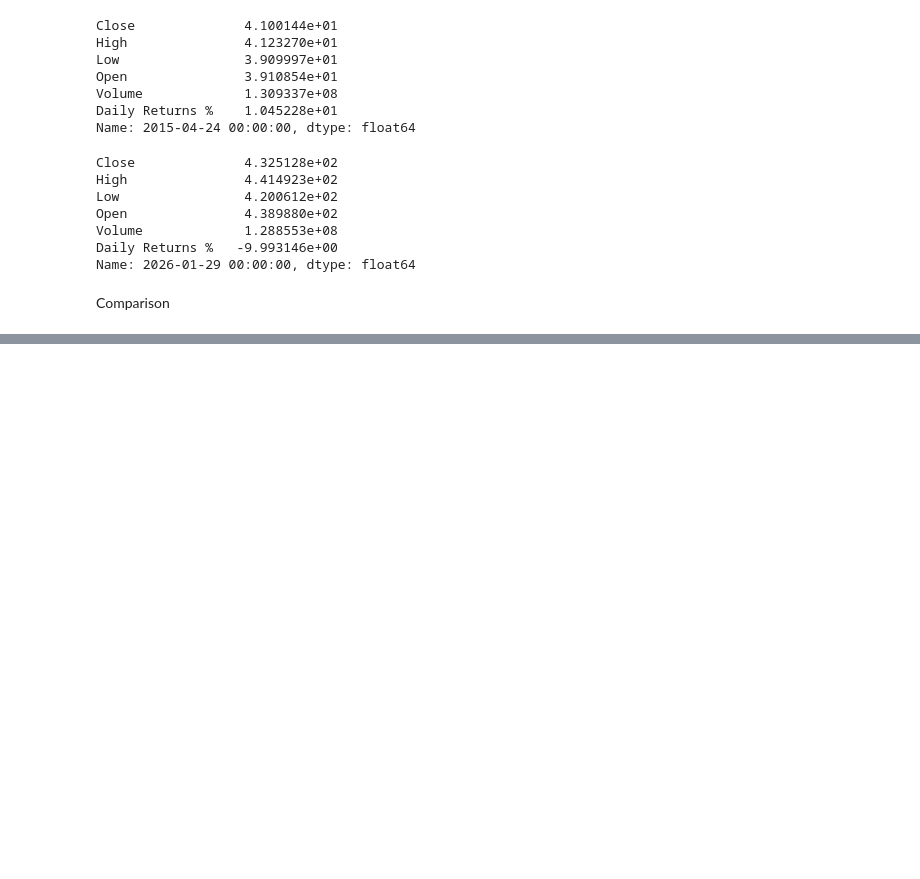
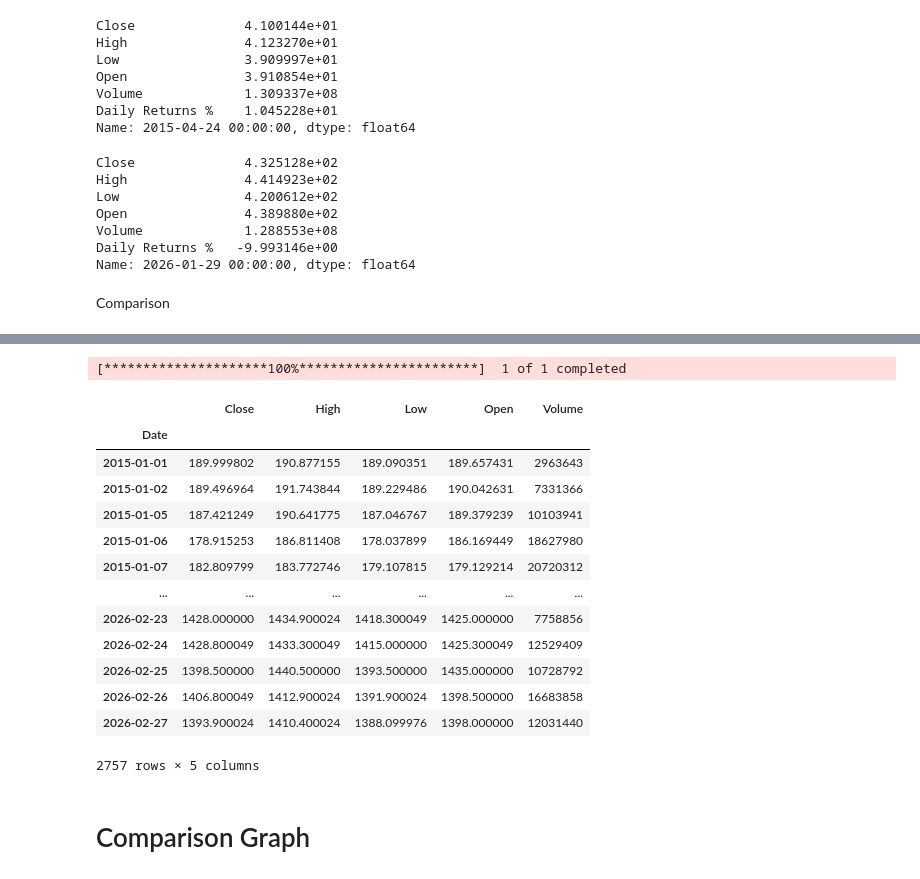
Before and after one commit to Akhil-Ullas/Apple-Stock-Analysis, a Jupyter notebook: msft_main.ipynb, the cells around one changed output, grey strips where cells are left out. Saved outputs shown, nothing was run; the diff lists cells and outputs as text; code cells hidden in the pictures; blank space fills up the shorter version.

```diff
--- a/msft_main.ipynb
+++ b/msft_main.ipynb
@@ -214,0 +293,23 @@ Comparison
+# %%
+# Reliance Data
+reliance_data=yf.download('RELIANCE.NS',start='2015-01-01',end='2026-03-01')
+reliance_data.columns=[col[0] for col in reliance_data.columns]
+reliance_data
+# %% [output]
+[*********************100%***********************]  1 of 1 completed
+|  | Close | High | Low | Open | Volume |
+| Date |  |  |  |  |  |
+| 2015-01-01 | 189.999802 | 190.877155 | 189.090351 | 189.657431 | 2963643 |
+| 2015-01-02 | 189.496964 | 191.743844 | 189.229486 | 190.042631 | 7331366 |
+| 2015-01-05 | 187.421249 | 190.641775 | 187.046767 | 189.379239 | 10103941 |
+| 2015-01-06 | 178.915253 | 186.811408 | 178.037899 | 186.169449 | 18627980 |
+| 2015-01-07 | 182.809799 | 183.772746 | 179.107815 | 179.129214 | 20720312 |
+| ... | ... | ... | ... | ... | ... |
+| 2026-02-23 | 1428.000000 | 1434.900024 | 1418.300049 | 1425.000000 | 7758856 |
+| 2026-02-24 | 1428.800049 | 1433.300049 | 1415.000000 | 1425.300049 | 12529409 |
+| 2026-02-25 | 1398.500000 | 1440.500000 | 1393.500000 | 1435.000000 | 10728792 |
+| 2026-02-26 | 1406.800049 | 1412.900024 | 1391.900024 | 1398.500000 | 16683858 |
+| 2026-02-27 | 1393.900024 | 1410.400024 | 1388.099976 | 1398.000000 | 12031440 |
+2757 rows × 5 columns
+# %% [markdown]
+# Comparison Graph
```
Also changed, not shown: parts of 18 cells of this notebook.
